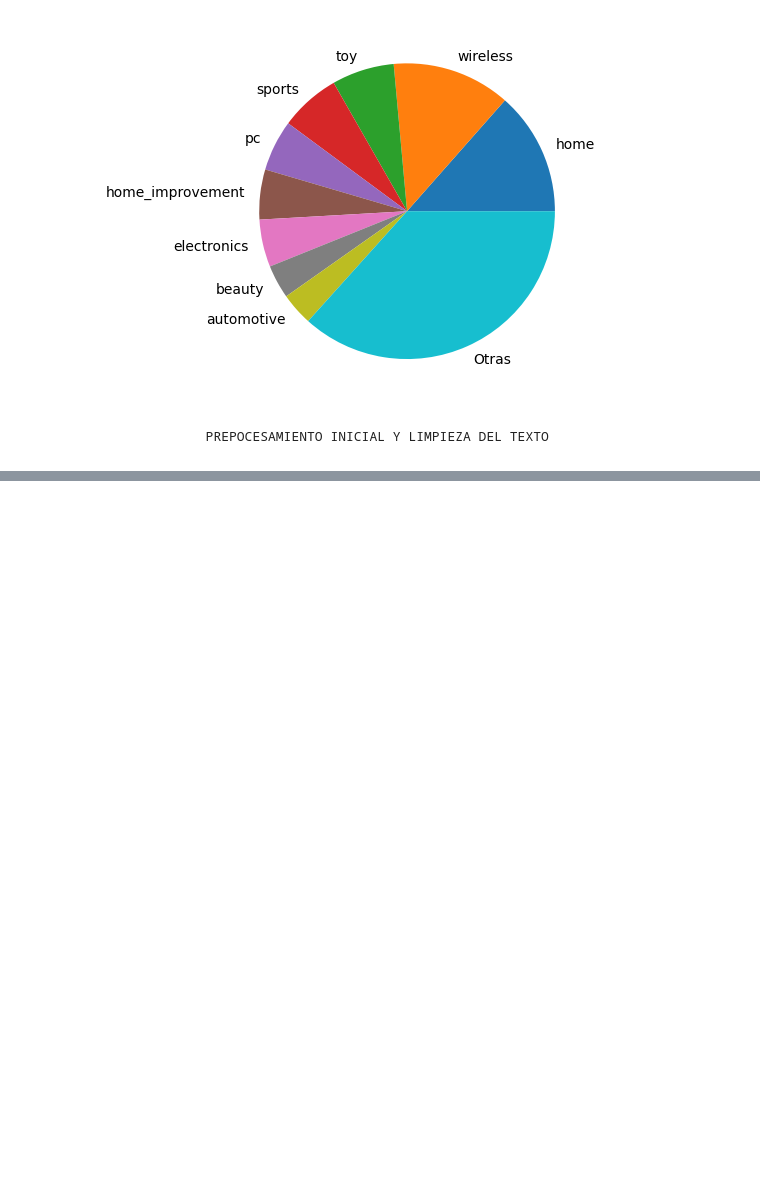
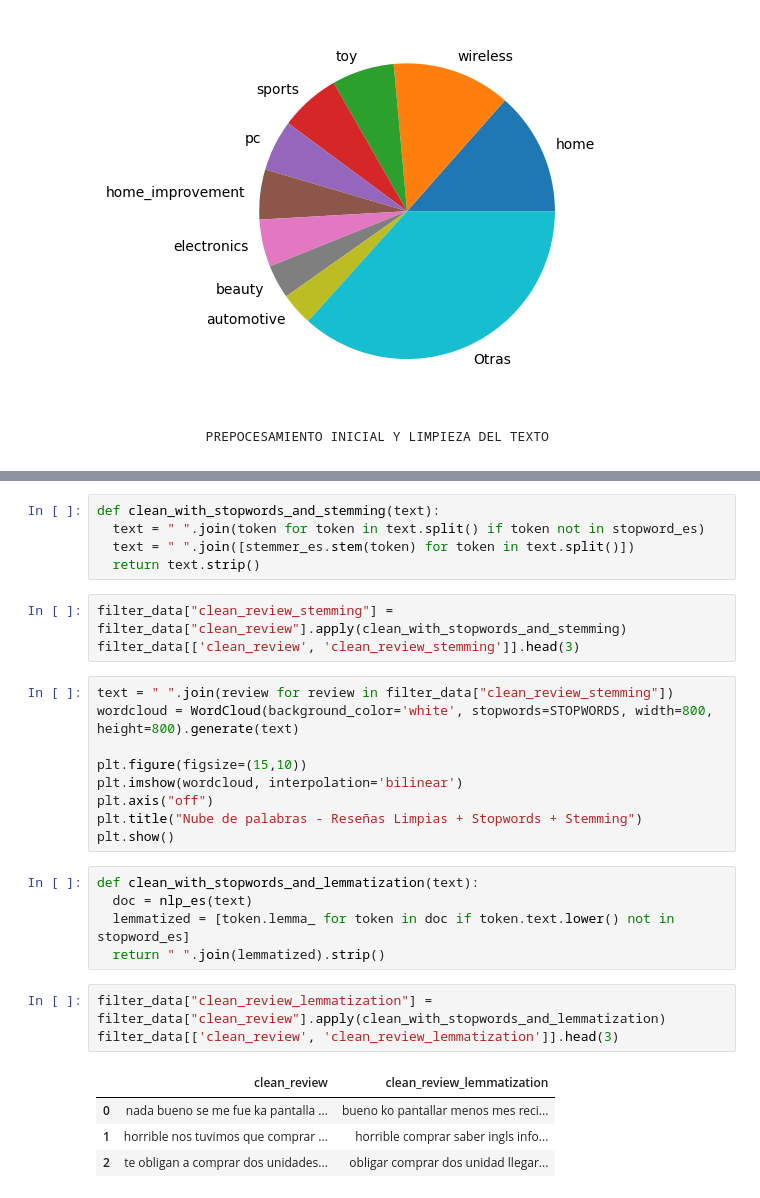
Before and after one commit to kpenzo/rag_example, a Jupyter notebook: Copy_of_Introducción_y_Fundamentos_del_NLP.ipynb, the cells around one changed output, grey strips where cells are left out. Saved outputs shown, nothing was run; the diff lists cells and outputs as text; blank space fills up the shorter version.

```diff
--- a/Copy_of_Introducción_y_Fundamentos_del_NLP.ipynb
+++ b/Copy_of_Introducción_y_Fundamentos_del_NLP.ipynb
@@ -64,0 +176,30 @@ plt.show()
+# %%
+def clean_with_stopwords_and_stemming(text):
+  text = " ".join(token for token in text.split() if token not in stopword_es)
+  text = " ".join([stemmer_es.stem(token) for token in text.split()])
+  return text.strip()
+# %%
+filter_data["clean_review_stemming"] = filter_data["clean_review"].apply(clean_with_stopwords_and_stemming)
+filter_data[['clean_review', 'clean_review_stemming']].head(3)
+# %%
+text = " ".join(review for review in filter_data["clean_review_stemming"])
+wordcloud = WordCloud(background_color='white', stopwords=STOPWORDS, width=800, height=800).generate(text)
+
+plt.figure(figsize=(15,10))
+plt.imshow(wordcloud, interpolation='bilinear')
+plt.axis("off")
+plt.title("Nube de palabras - Reseñas Limpias + Stopwords + Stemming")
+plt.show()
+# %%
+def clean_with_stopwords_and_lemmatization(text):
+  doc = nlp_es(text)
+  lemmatized = [token.lemma_ for token in doc if token.text.lower() not in stopword_es]
+  return " ".join(lemmatized).strip()
+# %%
+filter_data["clean_review_lemmatization"] = filter_data["clean_review"].apply(clean_with_stopwords_and_lemmatization)
+filter_data[['clean_review', 'clean_review_lemmatization']].head(3)
+# %% [output]
+|  | clean_review | clean_review_lemmatization |
+| 0 | nada bueno se me fue ka pantalla ... | bueno ko pantallar menos mes reci... |
+| 1 | horrible nos tuvimos que comprar ... | horrible comprar saber ingls info... |
+| 2 | te obligan a comprar dos unidades... | obligar comprar dos unidad llegar... |
```
Also changed, not shown: parts of 23 cells of this notebook.
